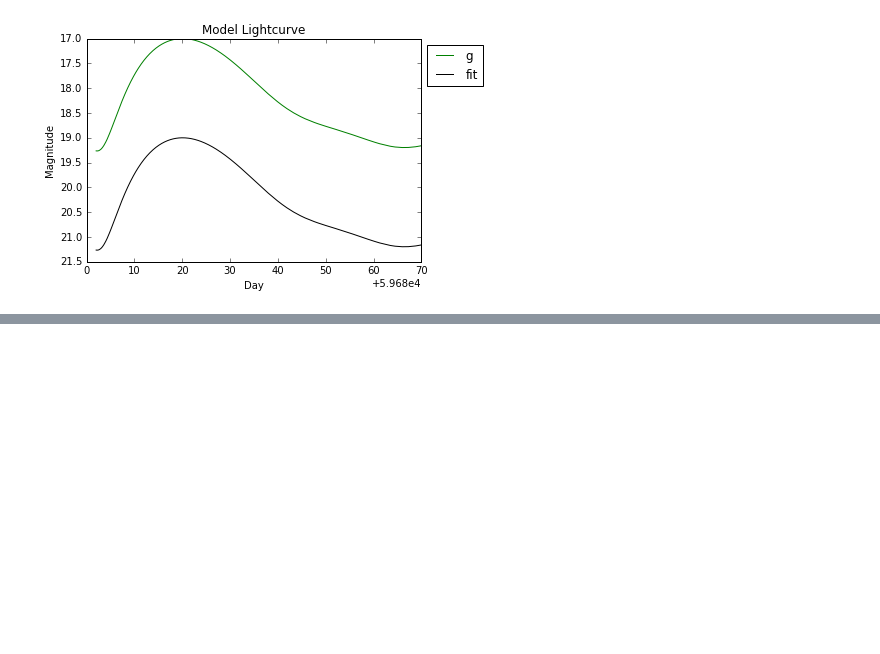
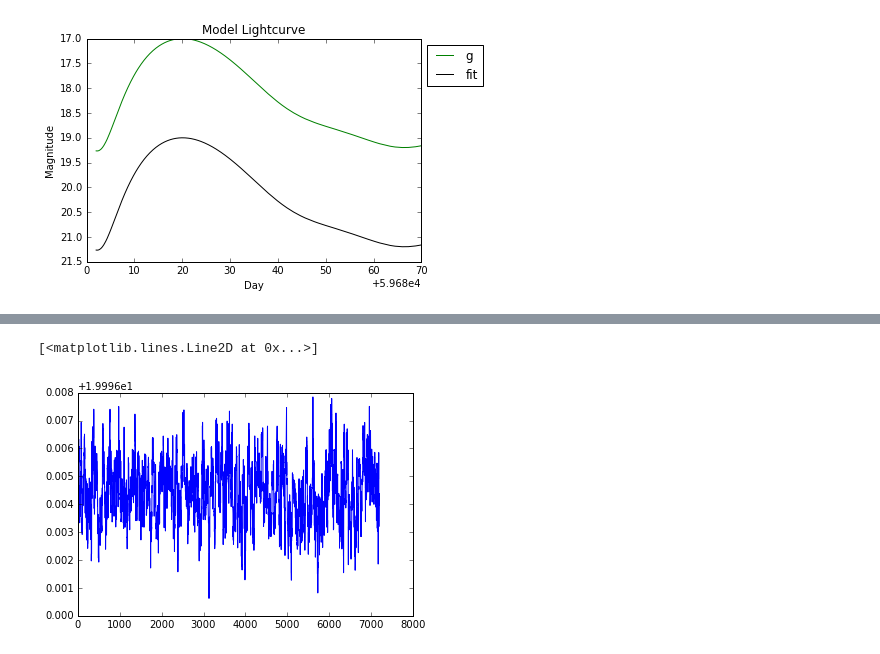
Before and after one commit to hbowden3/LSST_Supernova, a Jupyter notebook: Supernova Lightcurve Shift Testing.ipynb, the cells around one changed output, grey strips where cells are left out. Saved outputs shown, nothing was run; the diff lists cells and outputs as text; code cells hidden in the pictures; blank space fills up the shorter version.

```diff
--- a/Supernova Lightcurve Shift Testing.ipynb
+++ b/Supernova Lightcurve Shift Testing.ipynb
@@ -453,0 +732,6 @@ plt.xlabel('Day')
+# %%
+def lnprob(theta, x, y, yerr):
+    lp = lnprior(theta)
+    if not np.isfinite(lp):
+        return -np.inf
+    return lp + lnlike(theta, x, y, yerr)
@@ -453,0 +744,5 @@ plt.xlabel('Day')
+# %%
+import emcee
+sampler = emcee.EnsembleSampler(nwalkers, ndim, lnprob, args=(mjds, mags, magerrs))
+# %%
+sampler.run_mcmc(pos, 500)
@@ -453,0 +767,6 @@ plt.xlabel('Day')
+# %%
+samples = sampler.chain[:, 50:, :].reshape((-1, ndim))
+plt.plot(samples[:, 1])
+# %% [output]
+[<matplotlib.lines.Line2D at 0x...>]
+[figure, added]
```
Also changed, not shown: parts of 20 cells of this notebook.
